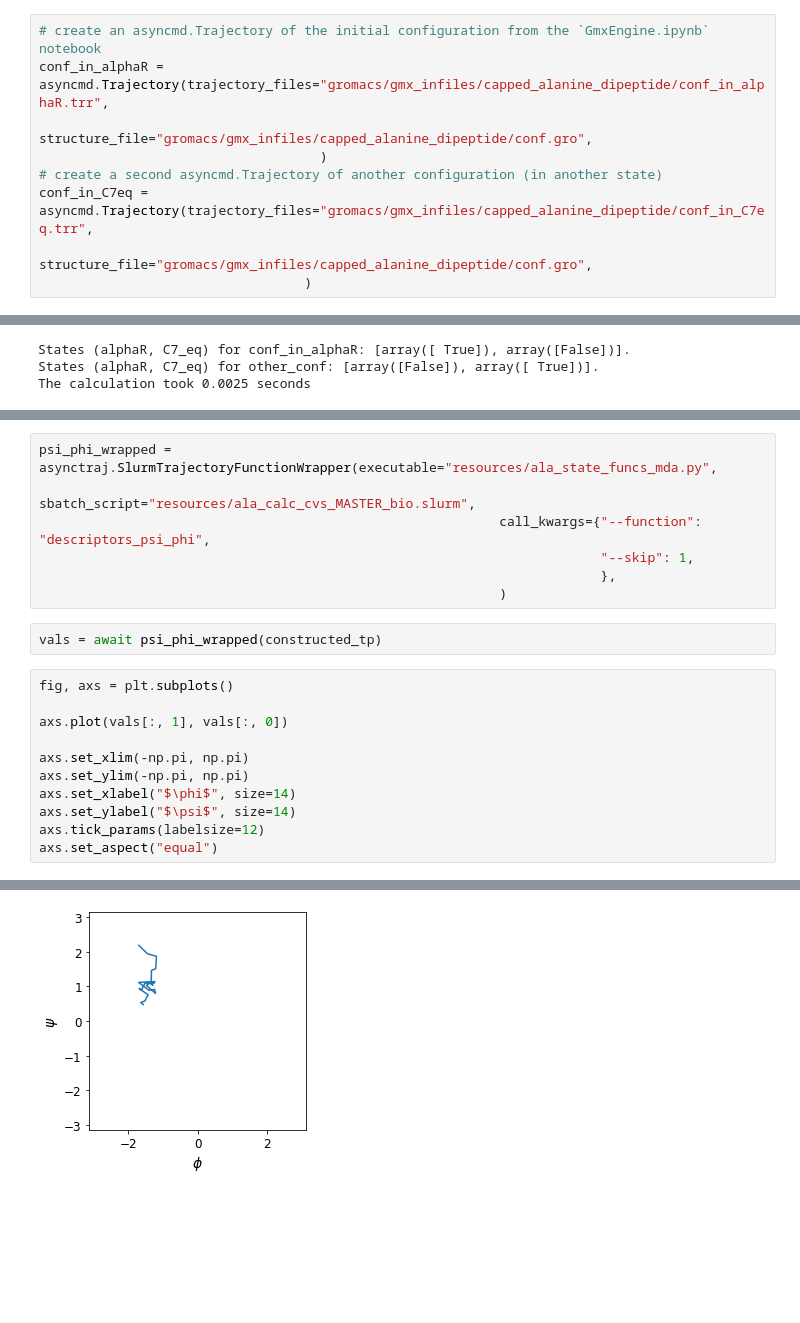
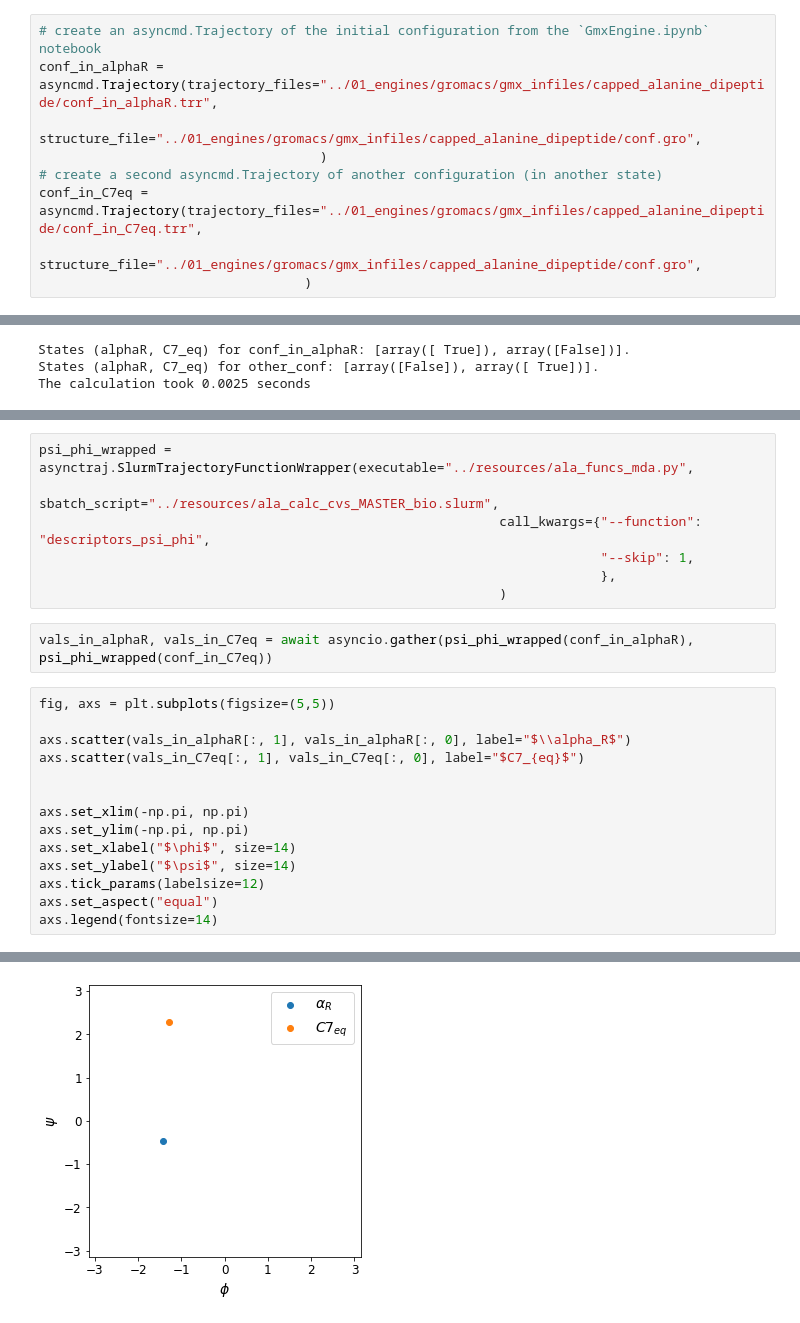
Before and after one commit to bio-phys/asyncmd, a Jupyter notebook: examples/02_TrajectoryFunctionWrappers/SlurmTrajectoryFunctionWrapper.ipynb, the cells around one changed output, grey strips where cells are left out. Saved outputs shown, nothing was run; the diff lists cells and outputs as text; blank space fills up the shorter version.

```diff
--- a/examples/SlurmTrajectoryFunctionWrappers.ipynb
+++ b/examples/02_TrajectoryFunctionWrappers/SlurmTrajectoryFunctionWrapper.ipynb
@@ -79,12 +63,12 @@ alpha_R_wrapped = asynctraj.SlurmTrajectoryFunctionWrapper(executable="resources
 ### Load two different configurations as `asyncmd.Trajectory`
 # %%
 # create an asyncmd.Trajectory of the initial configuration from the `GmxEngine.ipynb` notebook
-conf_in_alphaR = asyncmd.Trajectory(trajectory_files="gromacs/gmx_infiles/capped_alanine_dipeptide/conf_in_alphaR.trr",
-                                    structure_file="gromacs/gmx_infiles/capped_alanine_dipeptide/conf.gro",
+conf_in_alphaR = asyncmd.Trajectory(trajectory_files="../01_engines/gromacs/gmx_infiles/capped_alanine_dipeptide/conf_in_alphaR.trr",
+                                    structure_file="../01_engines/gromacs/gmx_infiles/capped_alanine_dipeptide/conf.gro",
                                     )
 # create a second asyncmd.Trajectory of another configuration (in another state)
-conf_in_C7eq = asyncmd.Trajectory(trajectory_files="gromacs/gmx_infiles/capped_alanine_dipeptide/conf_in_C7eq.trr",
-                                  structure_file="gromacs/gmx_infiles/capped_alanine_dipeptide/conf.gro",
+conf_in_C7eq = asyncmd.Trajectory(trajectory_files="../01_engines/gromacs/gmx_infiles/capped_alanine_dipeptide/conf_in_C7eq.trr",
+                                  structure_file="../01_engines/gromacs/gmx_infiles/capped_alanine_dipeptide/conf.gro",
                                   )
 # %% [markdown]
 ### Apply the state functions to both configurations/trajectories simultaneously
@@ -388,16 +111,18 @@ Mostly for the capped alanine dipeptide afficionados, who like to see the transi
 # %%
-psi_phi_wrapped = asynctraj.SlurmTrajectoryFunctionWrapper(executable="resources/ala_state_funcs_mda.py",
-                                                           sbatch_script="resources/ala_calc_cvs_MASTER_bio.slurm",
+psi_phi_wrapped = asynctraj.SlurmTrajectoryFunctionWrapper(executable="../resources/ala_funcs_mda.py",
+                                                           sbatch_script="../resources/ala_calc_cvs_MASTER_bio.slurm",
                                                            call_kwargs={"--function": "descriptors_psi_phi",
                                                                         "--skip": 1,
                                                                         },
                                                            )
-# %%
-vals = await psi_phi_wrapped(constructed_tp)
+# %%
+vals_in_alphaR, vals_in_C7eq = await asyncio.gather(psi_phi_wrapped(conf_in_alphaR), psi_phi_wrapped(conf_in_C7eq))
 # %%
-fig, axs = plt.subplots()
+fig, axs = plt.subplots(figsize=(5,5))
 
-axs.plot(vals[:, 1], vals[:, 0])
+axs.scatter(vals_in_alphaR[:, 1], vals_in_alphaR[:, 0], label="$\\alpha_R$")
+axs.scatter(vals_in_C7eq[:, 1], vals_in_C7eq[:, 0], label="$C7_{eq}$")
+
 
 axs.set_xlim(-np.pi, np.pi)
 axs.set_ylim(-np.pi, np.pi)
@@ -405,4 +130,5 @@ axs.set_xlabel("$\phi$", size=14)
 axs.set_ylabel("$\psi$", size=14)
 axs.tick_params(labelsize=12)
 axs.set_aspect("equal")
+axs.legend(fontsize=14)
 # %% [output]
@@ -409 +136 @@ axs.set_aspect("equal")
-[figure, old version]
+[figure, new version]
```
Also changed, not shown: parts of 49 cells of this notebook, 4 other files.
